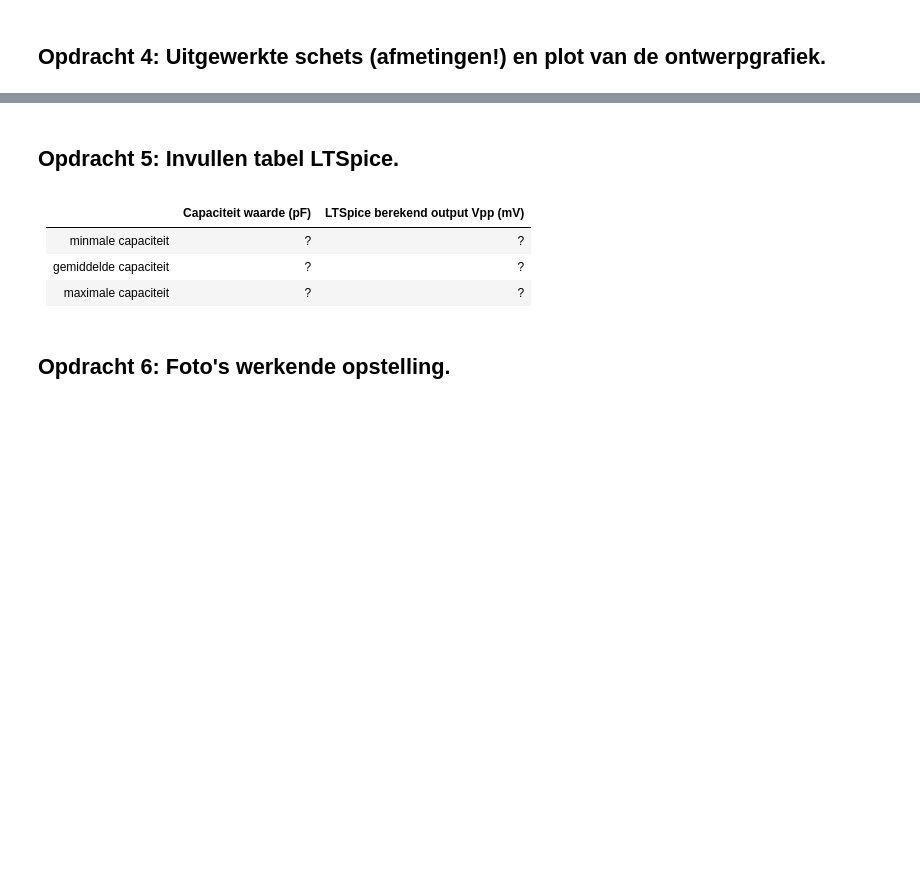
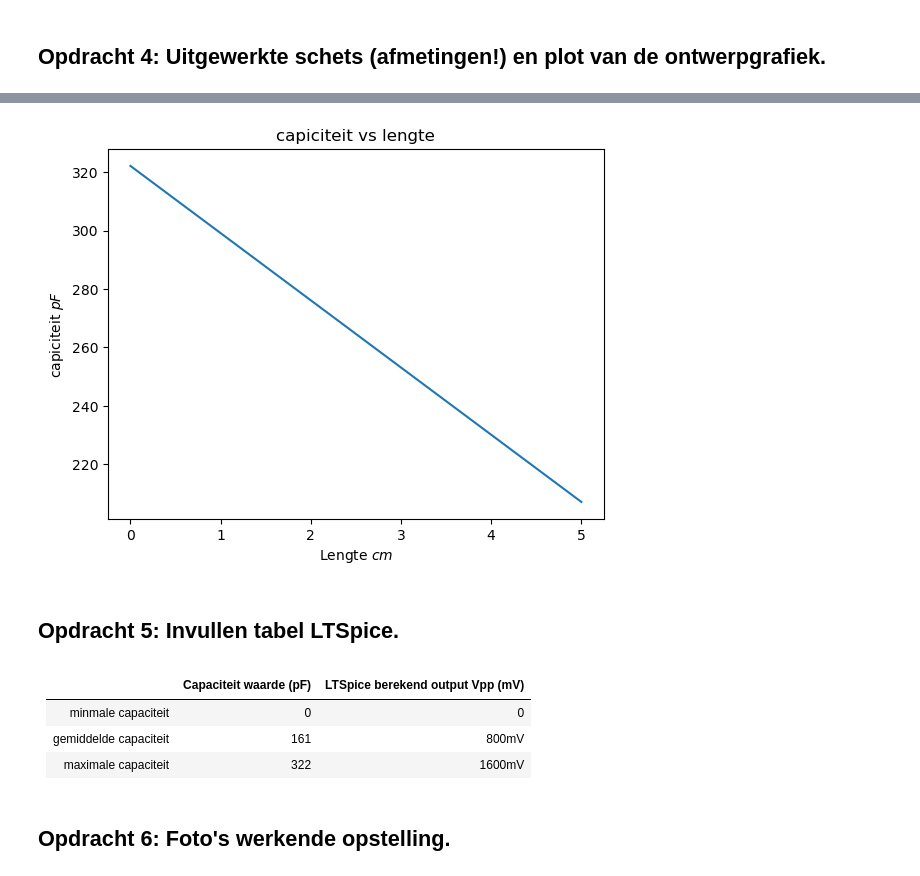
Before and after one commit to tdenooijer26/DEF-T-opdrachten, a Jupyter notebook: FysiekeOntwerpopdrachten/2OntwerpEenSensorCondensator/DEFOntwerpopdracht2OntwerpEenSensorInvulTemplate.ipynb, the cells around one changed output, grey strips where cells are left out. Saved outputs shown, nothing was run; the diff lists cells and outputs as text; code cells hidden in the pictures; blank space fills up the shorter version.

```diff
--- a/FysiekeOntwerpopdrachten/2OntwerpEenSensorCondensator/DEFOntwerpopdracht2OntwerpEenSensorInvulTemplate.ipynb
+++ b/FysiekeOntwerpopdrachten/2OntwerpEenSensorCondensator/DEFOntwerpopdracht2OntwerpEenSensorInvulTemplate.ipynb
@@ -31,8 +31,10 @@ Aan het einde van deze ontwerpopdracht lever je als groep één gezamenlijk note
 # als input de ontwerpparameters van de vlakke plaat formule accepteert (oppervlakte, afstand en diëlektrische
 # constante) en als output de capaciteit van de vlakke plaat condensator met die ontwerpparameters.
 # Je gaat deze formule de rest van de dag gebruiken: controleer hem goed!
-
-def capaciteit_plaat(epsilon_r,epsilon0,surface,distance):
+epsilon0 = 8.85e-12
+epsilon_r = 2.6
+distance = 0.001
+def capaciteit_plaat(surface):
     C_formule = (epsilon_r*surface*epsilon0)/distance
     return C_formule
 
@@ -81,11 +81,27 @@ Pas deze tekst aan: Wij gaan een sensor maken die de oppervlakte meet.
+# %%
+# Plot hier de verwachte ontwerpgrafiek van jullie sensoren.
+import numpy as np
+import matplotlib.pyplot as plt
+epsilon0 = 8.85e-12 # De constante epsilon0
+L = np.linspace(0,0.05,100)
+A = (0.14-L)*0.1 # dit is het overlappende oppervlakte van de 2 platen.
+
+plt.figure()
+plt.plot(L*100, capaciteit_plaat( A)*10**12) #Met behulp van literatuur waarde, hebben we epsilon_r = 2.6
+plt.xlabel("Lengte $cm$")
+plt.ylabel("capiciteit $pF$")
+plt.title("capiciteit vs lengte")
+plt.show()
+# %% [output]
+[figure, added]
 # %% [markdown]
 ## Opdracht 5: Invullen tabel LTSpice.
 # %% [markdown]
 |         | Capaciteit waarde (pF)  | LTSpice berekend output Vpp (mV)|
 |-------------|-------------:|-------------:|
-| minmale capaciteit| ? |? |
-| gemiddelde capaciteit| ? |? |
-| maximale capaciteit| ? |? |
+| minmale capaciteit| 0 |0 |
+| gemiddelde capaciteit| 161 |800mV |
+| maximale capaciteit| 322 |1600mV |
 # %% [markdown]
 ## Opdracht 6: Foto's werkende opstelling.
 # %% [markdown]
```
Also changed, not shown: parts of 9 cells of this notebook.
